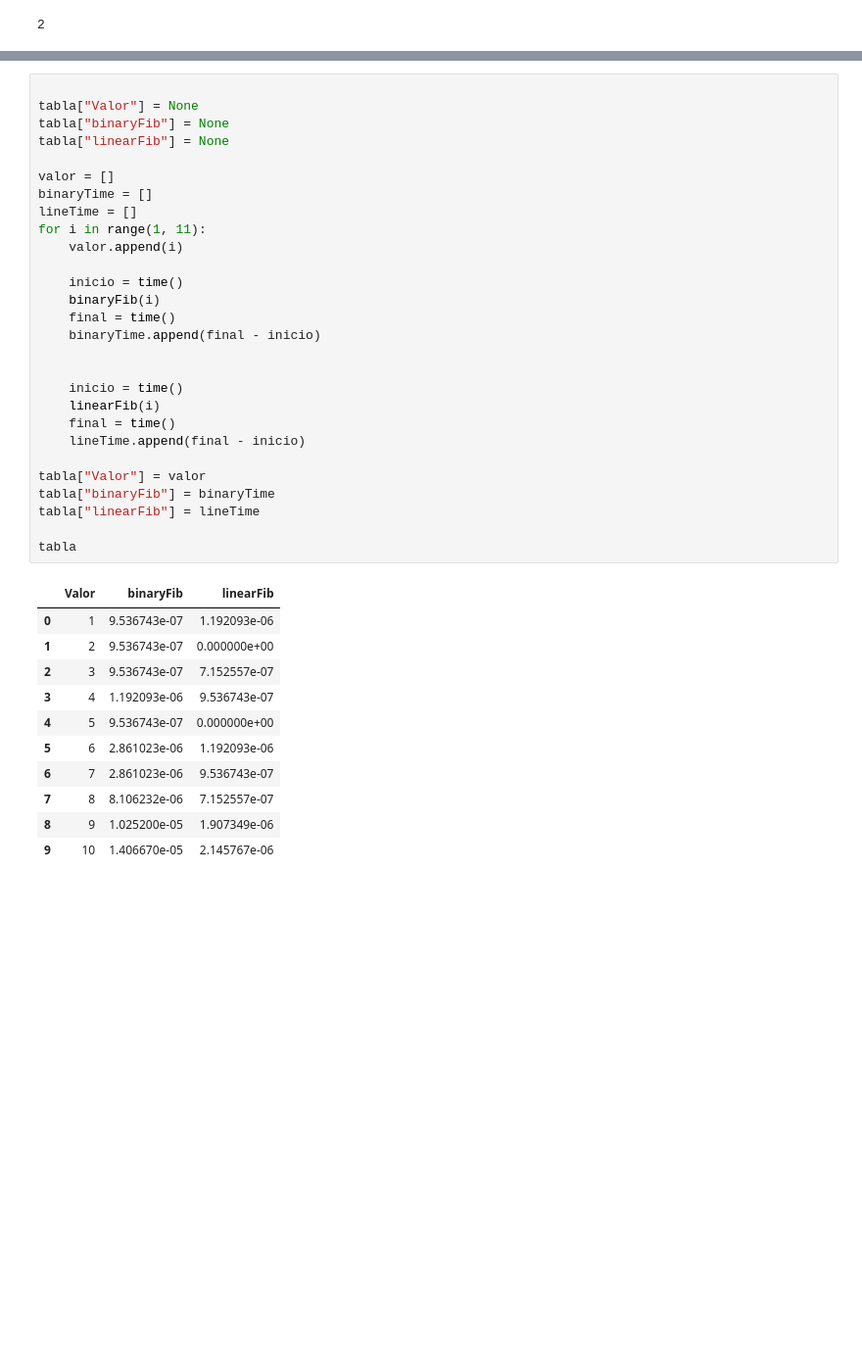
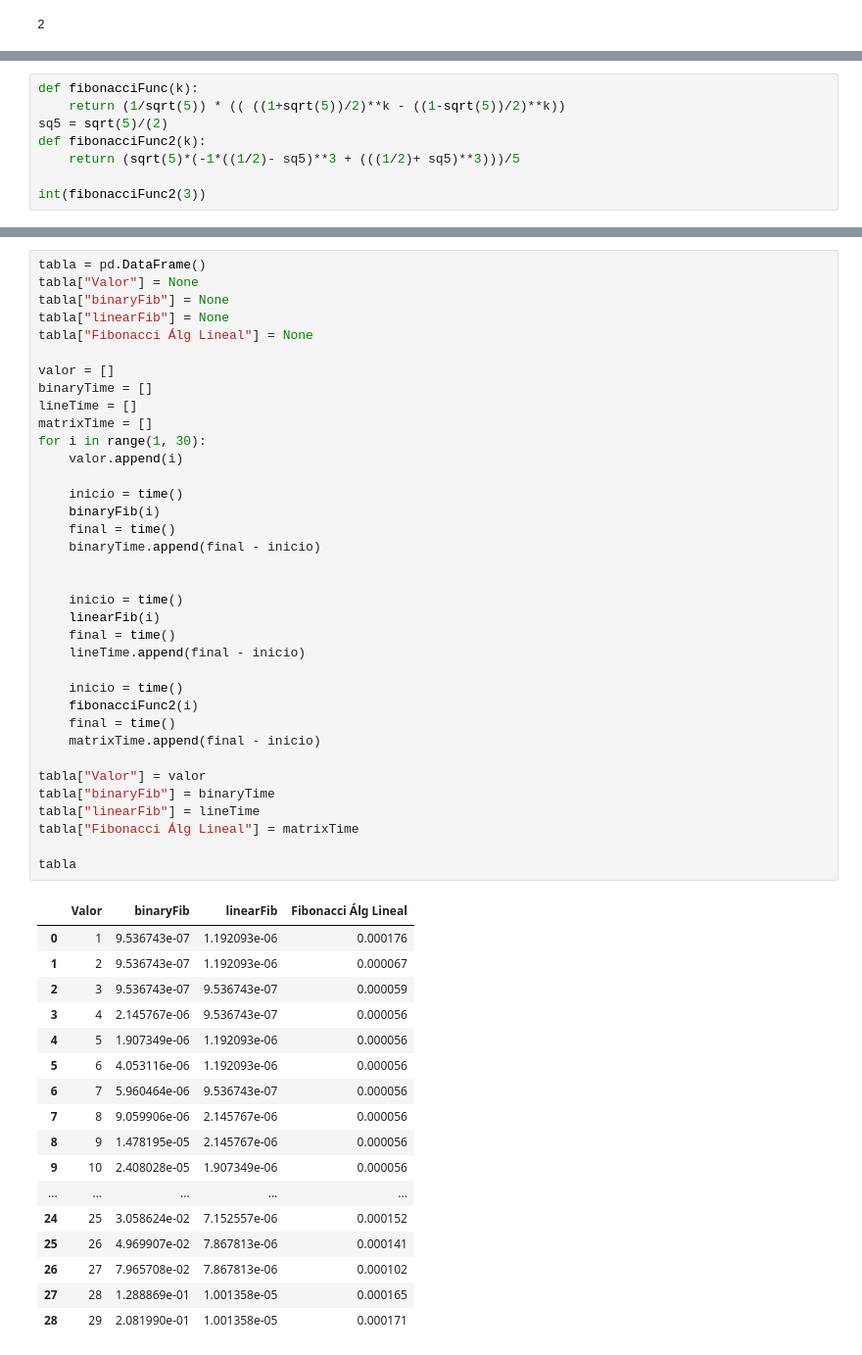
Before and after one commit to MiguelSFeles/Estructura-De-Datos, a Jupyter notebook: fibonacci.ipynb, the cells around one changed output, grey strips where cells are left out. Shown: that part at 98% size. Saved outputs shown, nothing was run; the diff lists cells and outputs as text; blank space fills up the shorter version.

```diff
--- a/fibonacci.ipynb
+++ b/fibonacci.ipynb
@@ -26,0 +34,8 @@ tabla = pd.DataFrame()
+# %%
+def fibonacciFunc(k):
+    return (1/sqrt(5)) * (( ((1+sqrt(5))/2)**k - ((1-sqrt(5))/2)**k))
+sq5 = sqrt(5)/(2)
+def fibonacciFunc2(k):
+    return (sqrt(5)*(-1*((1/2)- sq5)**3 + (((1/2)+ sq5)**3)))/5
+
+int(fibonacciFunc2(3))
@@ -27,42 +44,56 @@ tabla = pd.DataFrame()
 # %%
-
+tabla = pd.DataFrame()
 tabla["Valor"] = None
 tabla["binaryFib"] = None
 tabla["linearFib"] = None
+tabla["Fibonacci Álg Lineal"] = None
 
 valor = []
 binaryTime = []
 lineTime = []
-for i in range(1, 11):
+matrixTime = []
+for i in range(1, 30):
     valor.append(i)
 
     inicio = time()
     binaryFib(i)
     final = time()
     binaryTime.append(final - inicio)
 
 
     inicio = time()
     linearFib(i)
     final = time()
     lineTime.append(final - inicio)
 
+    inicio = time()
+    fibonacciFunc2(i)
+    final = time()
+    matrixTime.append(final - inicio)
+
 tabla["Valor"] = valor
 tabla["binaryFib"] = binaryTime
 tabla["linearFib"] = lineTime
+tabla["Fibonacci Álg Lineal"] = matrixTime
 
 tabla
 # %% [output]
-|  | Valor | binaryFib | linearFib |
-| 0 | 1 | 9.536743e-07 | 1.192093e-06 |
-| 1 | 2 | 9.536743e-07 | 0.000000e+00 |
-| 2 | 3 | 9.536743e-07 | 7.152557e-07 |
-| 3 | 4 | 1.192093e-06 | 9.536743e-07 |
-| 4 | 5 | 9.536743e-07 | 0.000000e+00 |
-| 5 | 6 | 2.861023e-06 | 1.192093e-06 |
-| 6 | 7 | 2.861023e-06 | 9.536743e-07 |
-| 7 | 8 | 8.106232e-06 | 7.152557e-07 |
-| 8 | 9 | 1.025200e-05 | 1.907349e-06 |
-| 9 | 10 | 1.406670e-05 | 2.145767e-06 |
+|  | Valor | binaryFib | linearFib | Fibonacci Álg Lineal |
+| 0 | 1 | 9.536743e-07 | 1.192093e-06 | 0.000176 |
+| 1 | 2 | 9.536743e-07 | 1.192093e-06 | 0.000067 |
+| 2 | 3 | 9.536743e-07 | 9.536743e-07 | 0.000059 |
+| 3 | 4 | 2.145767e-06 | 9.536743e-07 | 0.000056 |
+| 4 | 5 | 1.907349e-06 | 1.192093e-06 | 0.000056 |
+| 5 | 6 | 4.053116e-06 | 1.192093e-06 | 0.000056 |
+| 6 | 7 | 5.960464e-06 | 9.536743e-07 | 0.000056 |
+| 7 | 8 | 9.059906e-06 | 2.145767e-06 | 0.000056 |
+| 8 | 9 | 1.478195e-05 | 2.145767e-06 | 0.000056 |
+| 9 | 10 | 2.408028e-05 | 1.907349e-06 | 0.000056 |
+| ... | ... | ... | ... | ... |
+| 24 | 25 | 3.058624e-02 | 7.152557e-06 | 0.000152 |
+| 25 | 26 | 4.969907e-02 | 7.867813e-06 | 0.000141 |
+| 26 | 27 | 7.965708e-02 | 7.867813e-06 | 0.000102 |
+| 27 | 28 | 1.288869e-01 | 1.001358e-05 | 0.000165 |
+| 28 | 29 | 2.081990e-01 | 1.001358e-05 | 0.000171 |
 # %%
 plt.style.use("bmh")
```
Also changed, not shown: parts of 7 cells of this notebook, 1 other file.
